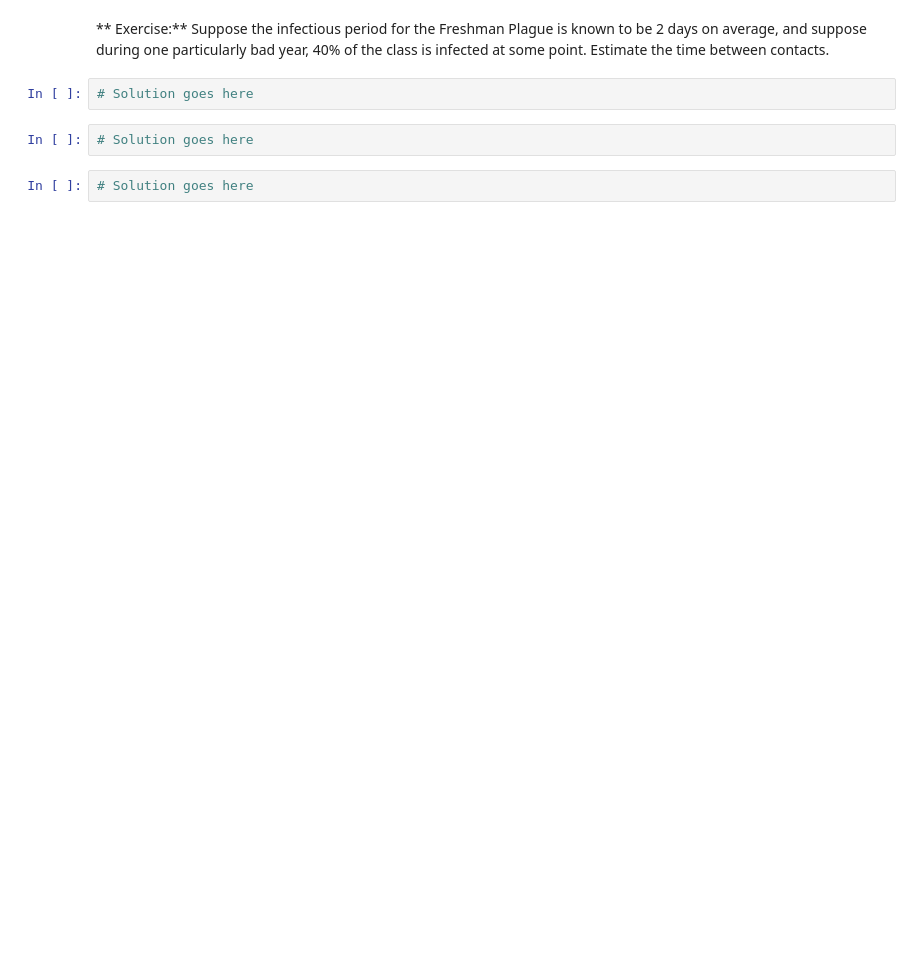
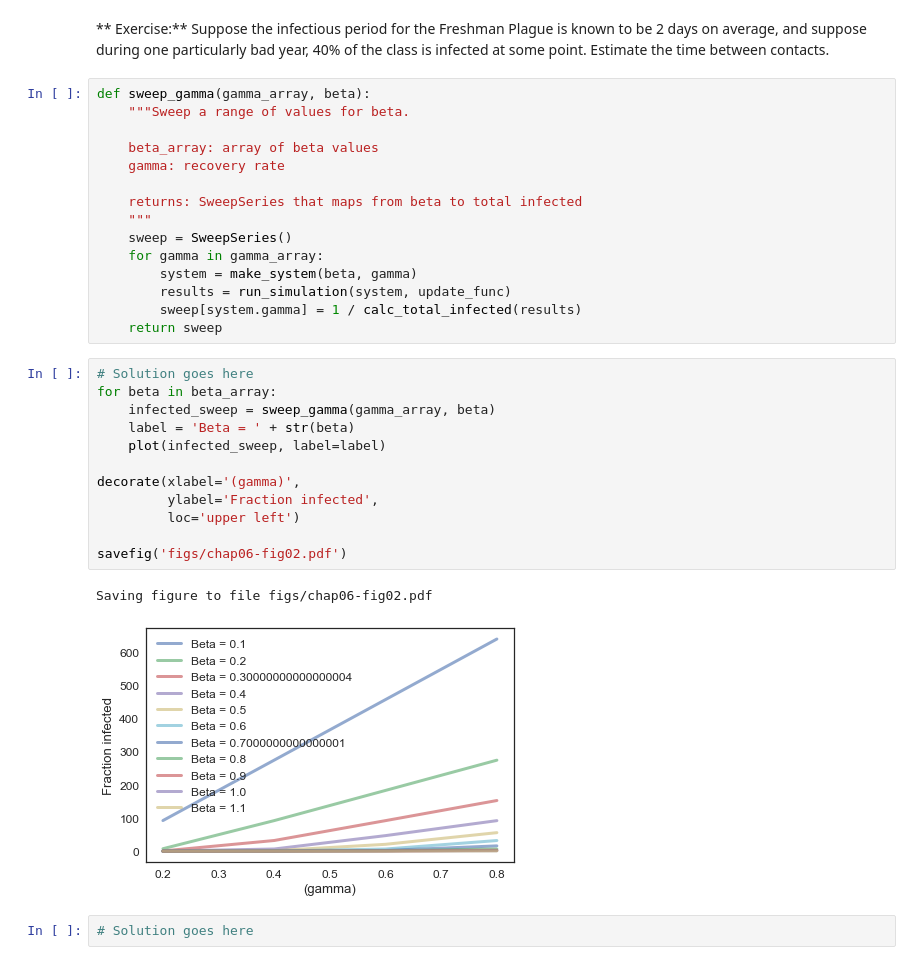
Before and after one commit to hardlyrichie/ModSimPy, a Jupyter notebook: code/chap13.ipynb, the cells around one changed output. Drawn from its saved outputs; the diff is of its cells as text; blank space fills up the shorter version.

```diff
--- a/code/chap13.ipynb
+++ b/code/chap13.ipynb
@@ -181,8 +249,34 @@ savefig('figs/chap06-fig02.pdf')
 # %% [markdown]
 ** Exercise:**  Suppose the infectious period for the Freshman Plague is known to be 2 days on average, and suppose during one particularly bad year, 40% of the class is infected at some point.  Estimate the time between contacts.
+# %%
+def sweep_gamma(gamma_array, beta):
+    """Sweep a range of values for beta.
+
+    beta_array: array of beta values
+    gamma: recovery rate
+
+    returns: SweepSeries that maps from beta to total infected
+    """
+    sweep = SweepSeries()
+    for gamma in gamma_array:
+        system = make_system(beta, gamma)
+        results = run_simulation(system, update_func)
+        sweep[system.gamma] = 1 / calc_total_infected(results)
+    return sweep
+# %%
+# Solution goes here
+for beta in beta_array:
+    infected_sweep = sweep_gamma(gamma_array, beta)
+    label = 'Beta = ' + str(beta)
+    plot(infected_sweep, label=label)
+
+decorate(xlabel='(gamma)',
+         ylabel='Fraction infected',
+         loc='upper left')
+
+savefig('figs/chap06-fig02.pdf')
+# %% [output]
+Saving figure to file figs/chap06-fig02.pdf
+[figure, added]
 # %%
 # Solution goes here
-# %%
-# Solution goes here
-# %%
-# Solution goes here
```
Also changed, not shown: parts of 11 cells of this notebook, 24 other files.
